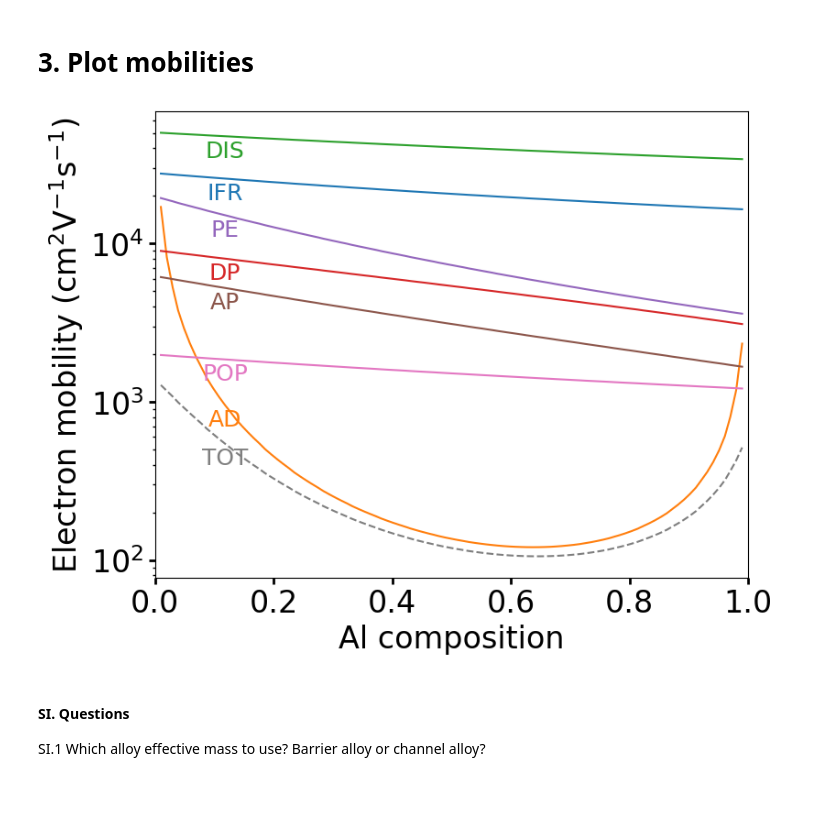
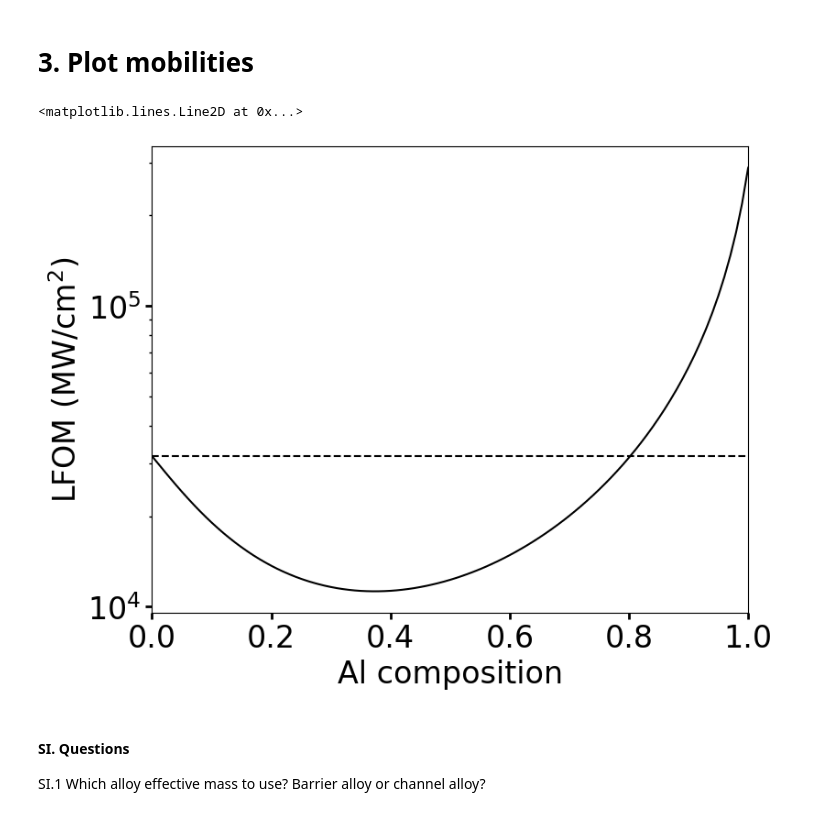
Before and after one commit to SemiconductorTransport/mobilitypy, a Jupyter notebook: tutorials/mobility_2deg.ipynb, the cells around one changed output. Drawn from its saved outputs; the diff is of its cells as text; code cells hidden in the pictures.

Commit message:
quasi3d plotting notebook

```diff
--- a/tutorials/mobility_2deg.ipynb
+++ b/tutorials/mobility_2deg.ipynb
@@ -23,7 +23,7 @@ mobilitypy_tutorial_path = Path().absolute()
 sys.path.insert(0, os.path.join(mobilitypy_tutorial_path, '../'))
 from mobilitypy import AlloyParams, Mobility2DEG, Plottings
 # %%
-save_figure_dir = '/home/Docs5/badal.mondal/linuxhome/MyFolder/Projects/DeviceSimulation/MobilityCalc2DEG/mobilitypy/mobilitypy/imgs'
+save_figure_dir = '/home/Docs5/badal.mondal/linuxhome/MyFolder/Projects/DeviceSimulation/MobilityCalc2DEG/mobilitypy/imgs'
 save_file_name = 'mobilities'
 # %% [markdown]
 ## 1.2 Set physical constants
@@ -53,7 +53,8 @@ T=300 #K
 # %% [markdown]
 # 2. Calculate mobilities
 # %%
-mu2deg = Mobility2DEG(compositions=None, binaries=['AlN', 'GaN'], alloy='AlGaN', system='ternary')
+compositions = np.linspace(0,1,101)
+mu2deg = Mobility2DEG(compositions=compositions, binaries=['AlN', 'GaN'], alloy='AlGaN', system='ternary')
 # %%
 mobility_df = mu2deg.calculate_mobility(n_2d=density_2deg, rms_roughness=irf_rms_roughness,
                                         corr_len=irf_corr_length, n_dis=dislocation_density,
@@ -67,6 +68,11 @@ mobility_df = mu2deg.calculate_mobility(n_2d=density_2deg, rms_roughness=irf_rms
                                         polar_optical_phonon_effect=polar_optical_phonon_effect,
                                         total_mobility=total_mobility,
                                         mobility_model=mobility_model)
+# %%
+# Unit of lateral_FOM: W/cm^2
+lateral_FOM = mu2deg.calculate_figure_of_merit(density_2deg, np.array(mobility_df['TOT']))
+composition_axis = np.array(mobility_df['comp'], dtype=float)
+data_FOM_2_plot = np.column_stack((composition_axis, lateral_FOM/1e6))# LFOM: MW/cm^2
 # %% [markdown]
 # 3. Plot mobilities
 # %%
@@ -74,9 +80,20 @@ plt2deg = Plottings(save_figure_dir=save_figure_dir)
 x_label = 'Al composition'
 y_label = r'Electron mobility ($\mathrm{cm}^2\mathrm{V}^{-1}\mathrm{s}^{-1}$)'
 # %%
-_ = plt2deg.plot_2deg_mobilities(mobility_df, save_file_name=f'{save_file_name}_{T}K.png',
-                                 ymin=None, ymax=None, xmax=1, xmin=0, y_scale_log=True,
-                                 mode='2deg_mobility', yaxis_label=y_label, xaxis_label=x_label,
-                                 color=None, color_map='viridis', savefig=0, dpi=75, show_plot=True)
+save_file_name_ = f'{save_file_name}_{T}K.png'
+fig, ax,_ = plt2deg.plot_2deg_mobilities(mobility_df, save_file_name=save_file_name_,
+                                         ymin=None, ymax=None, xmax=1, xmin=0, y_scale_log=True,
+                                         annotate_pos=(11,11), show_right_ticks=True,
+                                         mode='2deg_mobility', yaxis_label=y_label, xaxis_label=x_label,
+                                         color=None, color_map='viridis', savefig=1, dpi=75, show_plot=True)
-# %% [output]
-[figure, removed]
+# %%
+save_file_name_ = f'LFOM_{T}K.png'
+fig, ax, _ = plt2deg.plot_2d(data_FOM_2_plot, save_file_name=save_file_name_,
+                             ymin=None, ymax=None, xmax=1.0, xmin=0, y_scale_log=True,
+                             yaxis_label=r'LFOM (MW/cm$^2$)', xaxis_label=x_label,
+                             color='k', color_map='viridis', savefig=0, dpi=75, show_plot=False)
+ax.axhline(y=data_FOM_2_plot[0,1], c='k', ls='--')
+#plt.show()
+# %% [output]
+<matplotlib.lines.Line2D at 0x...>
+[figure, added]
```
Also changed, not shown: parts of 1 cell of this notebook, 12 other files.
